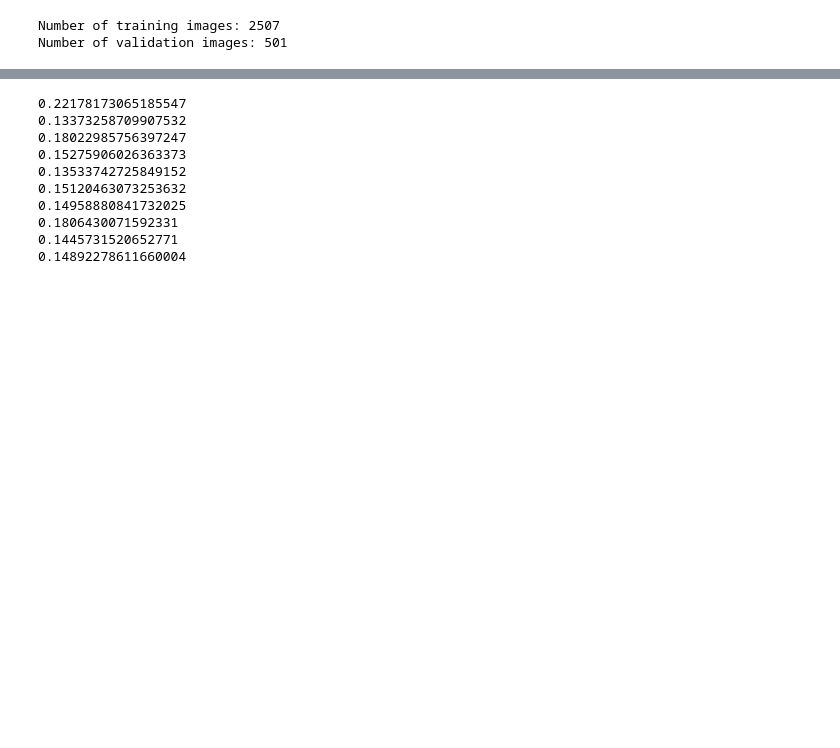
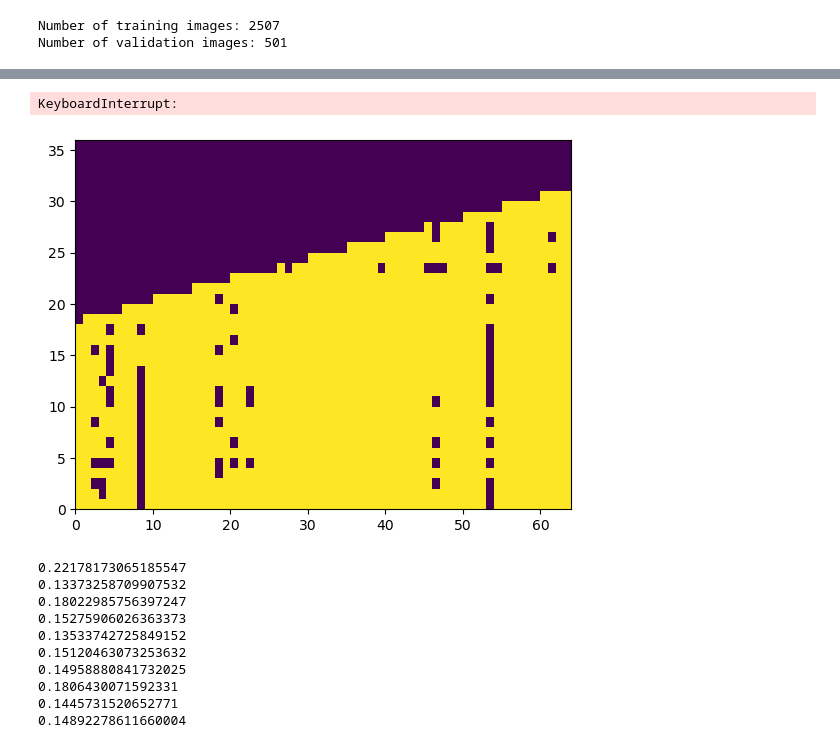
Before and after one commit to patrick-naylor/Soccer-Field-Detection, a Jupyter notebook: model.ipynb, the cells around one changed output, grey strips where cells are left out. Cells and saved outputs as stored; diff of their text form; code cells hidden in the pictures; blank space fills up the shorter version.

```diff
--- a/model.ipynb
+++ b/model.ipynb
@@ -136,6 +142,8 @@ for epoch in range(num_epochs):
     running_loss = 0.0
     sum = 0
     for i, (input, target) in enumerate(train_dl):
+        if i == 0:
+            plt.pcolormesh(target[0,:,:,0])
         input = input.to(device)
         target = torch.flatten(target, 1).to(device)
 
@@ -173,3 +165,5 @@ Epoch [491/500], Loss: 0.0906
+KeyboardInterrupt:
+[figure, added]
 # %%
 with torch.no_grad():
     for (images, labels) in val2_dl:
```
Also changed, not shown: parts of 5 cells of this notebook.
